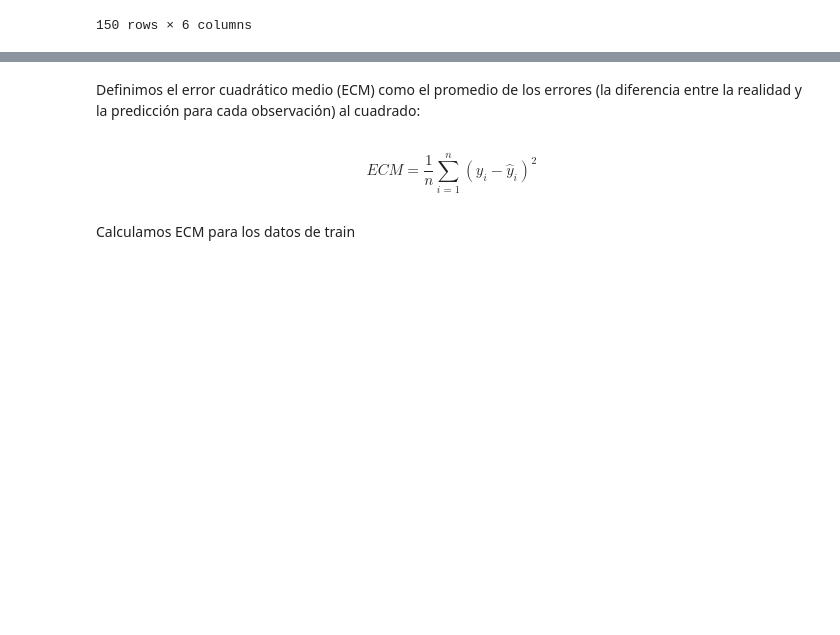
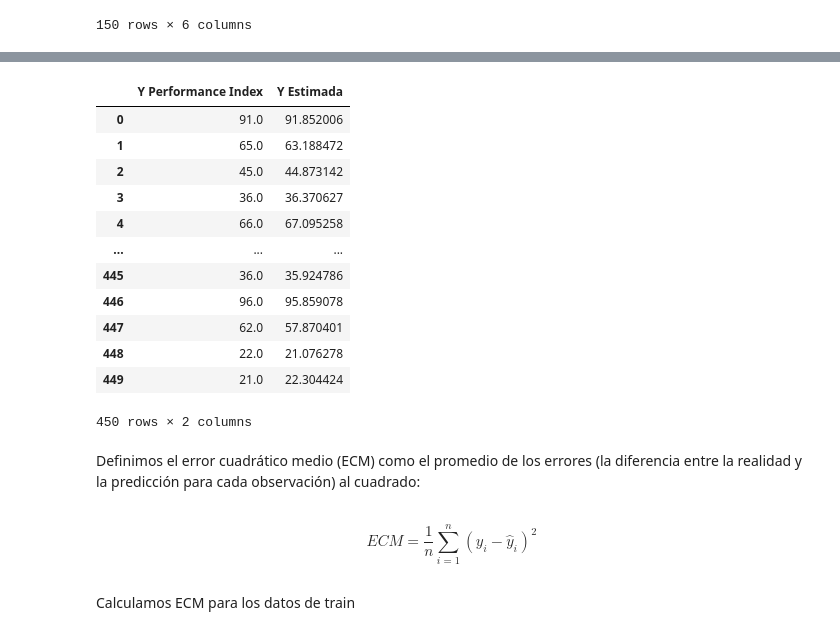
Before and after one commit to seremare9/tp1_metodos, a Jupyter notebook: codigo.ipynb, the cells around one changed output, grey strips where cells are left out. Saved outputs shown, nothing was run; the diff lists cells and outputs as text; code cells hidden in the pictures; blank space fills up the shorter version.

```diff
--- a/codigo.ipynb
+++ b/codigo.ipynb
@@ -351,2 +309,0 @@ Agregamos una columna para $\hat{y}$
-# %%
-train['Y Estimada'] = y_estimada_train.flatten()
@@ -369,3 +310,21 @@ train
+# %%
+res_train = train[['Y Performance Index']].copy()
+res_train['Y Estimada'] = y_estimada_train.flatten()
+res_train
+# %% [output]
+|  | Y Performance Index | Y Estimada |
+| 0 | 91.0 | 91.852006 |
+| 1 | 65.0 | 63.188472 |
+| 2 | 45.0 | 44.873142 |
+| 3 | 36.0 | 36.370627 |
+| 4 | 66.0 | 67.095258 |
+| ... | ... | ... |
+| 445 | 36.0 | 35.924786 |
+| 446 | 96.0 | 95.859078 |
+| 447 | 62.0 | 57.870401 |
+| 448 | 22.0 | 21.076278 |
+| 449 | 21.0 | 22.304424 |
+450 rows × 2 columns
 # %% [markdown]
 Definimos el error cuadrático medio (ECM) como el promedio de los errores (la diferencia entre la realidad y la predicción para cada observación) al cuadrado:
 # %% [markdown]
```
Also changed, not shown: parts of 46 cells of this notebook.
